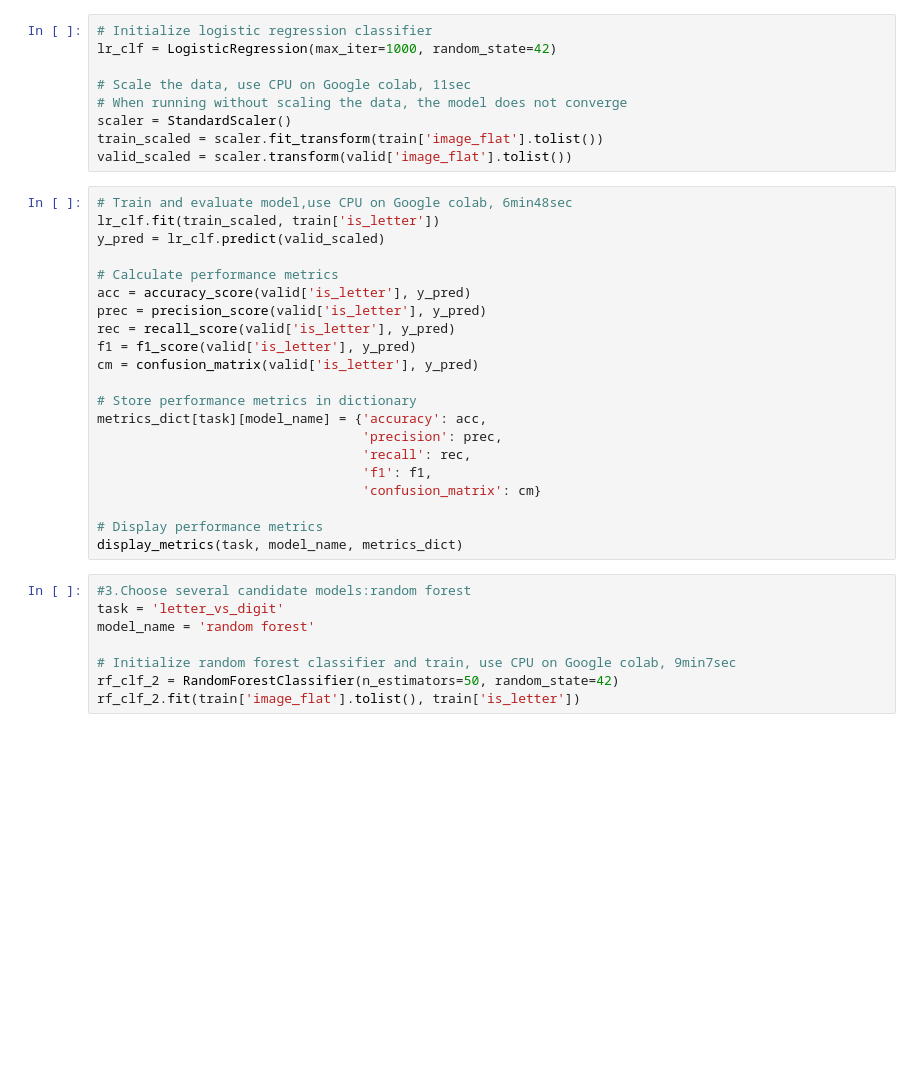
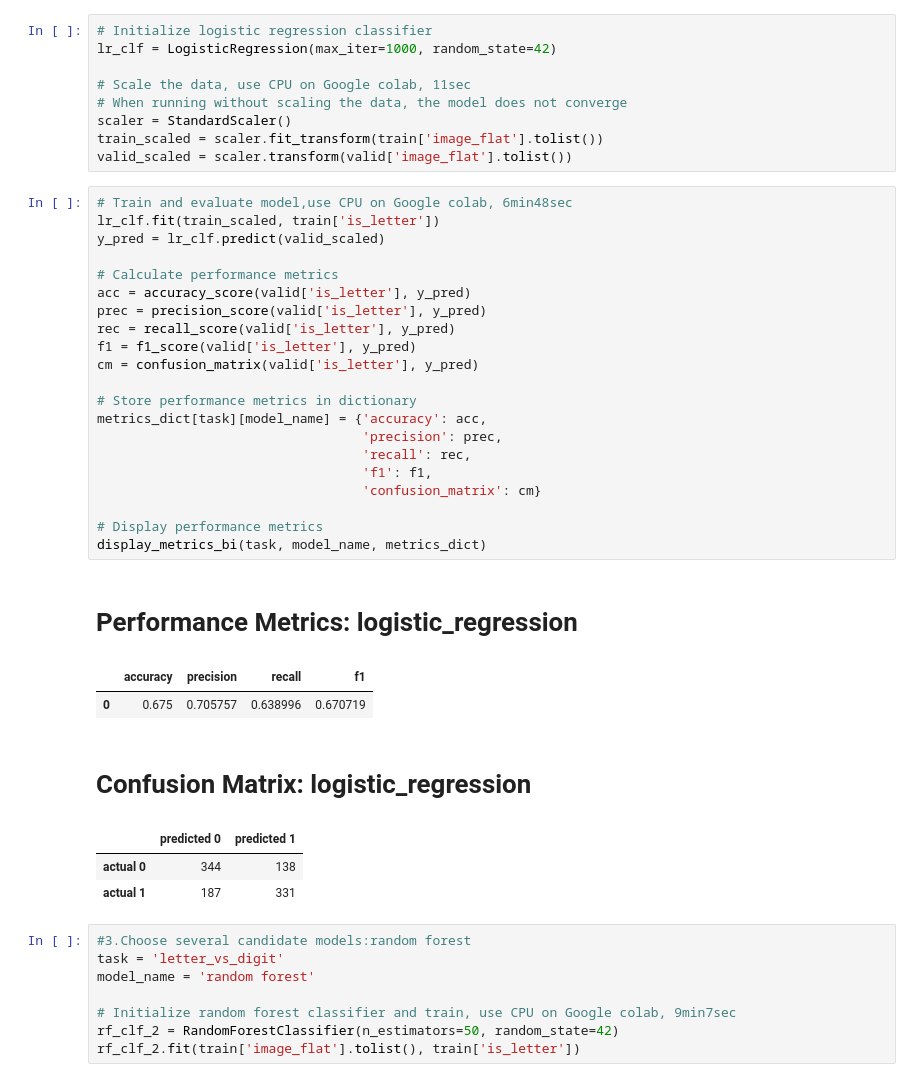
Before and after one commit to ambwhl/datasci_223, a Jupyter notebook: exercises/4-classification/exercise.ipynb, the cells around one changed output. Cells and saved outputs as stored; diff of their text form; blank space fills up the shorter version.

```diff
--- a/exercises/4-classification/exercise.ipynb
+++ b/exercises/4-classification/exercise.ipynb
@@ -306,24 +306,32 @@ valid_scaled = scaler.transform(valid['image_flat'].tolist())
 # %%
 # Train and evaluate model,use CPU on Google colab, 6min48sec
 lr_clf.fit(train_scaled, train['is_letter'])
 y_pred = lr_clf.predict(valid_scaled)
 
 # Calculate performance metrics
 acc = accuracy_score(valid['is_letter'], y_pred)
 prec = precision_score(valid['is_letter'], y_pred)
 rec = recall_score(valid['is_letter'], y_pred)
 f1 = f1_score(valid['is_letter'], y_pred)
 cm = confusion_matrix(valid['is_letter'], y_pred)
 
 # Store performance metrics in dictionary
 metrics_dict[task][model_name] = {'accuracy': acc,
                                   'precision': prec,
                                   'recall': rec,
                                   'f1': f1,
                                   'confusion_matrix': cm}
 
 # Display performance metrics
-display_metrics(task, model_name, metrics_dict)
+display_metrics_bi(task, model_name, metrics_dict)
+# %% [output]
+# Performance Metrics: logistic_regression
+|  | accuracy | precision | recall | f1 |
+| 0 | 0.675 | 0.705757 | 0.638996 | 0.670719 |
+# Confusion Matrix: logistic_regression
+|  | predicted 0 | predicted 1 |
+| actual 0 | 344 | 138 |
+| actual 1 | 187 | 331 |
 # %%
 #3.Choose several candidate models:random forest
 task = 'letter_vs_digit'
```
Also changed, not shown: parts of 7 cells of this notebook.
